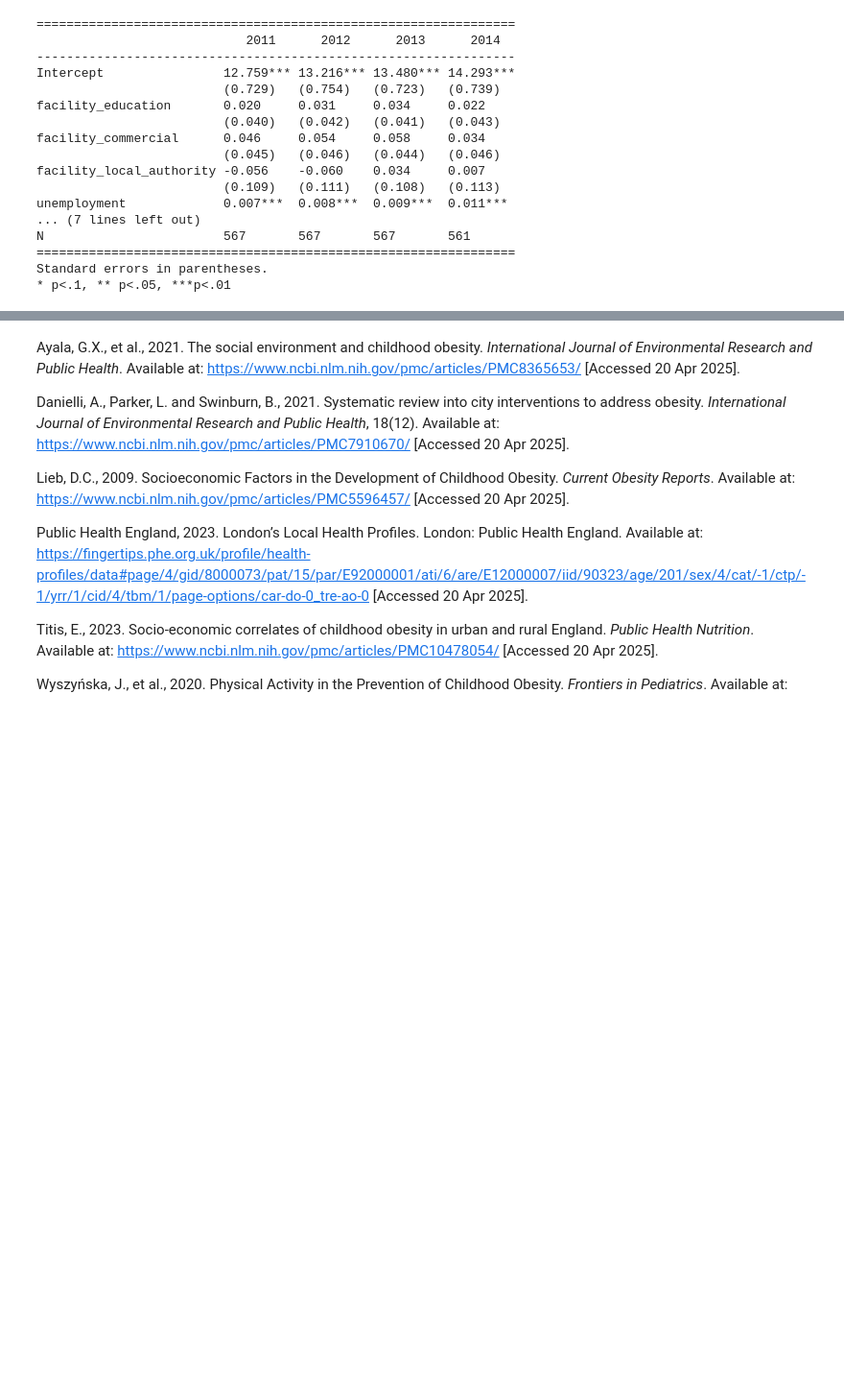
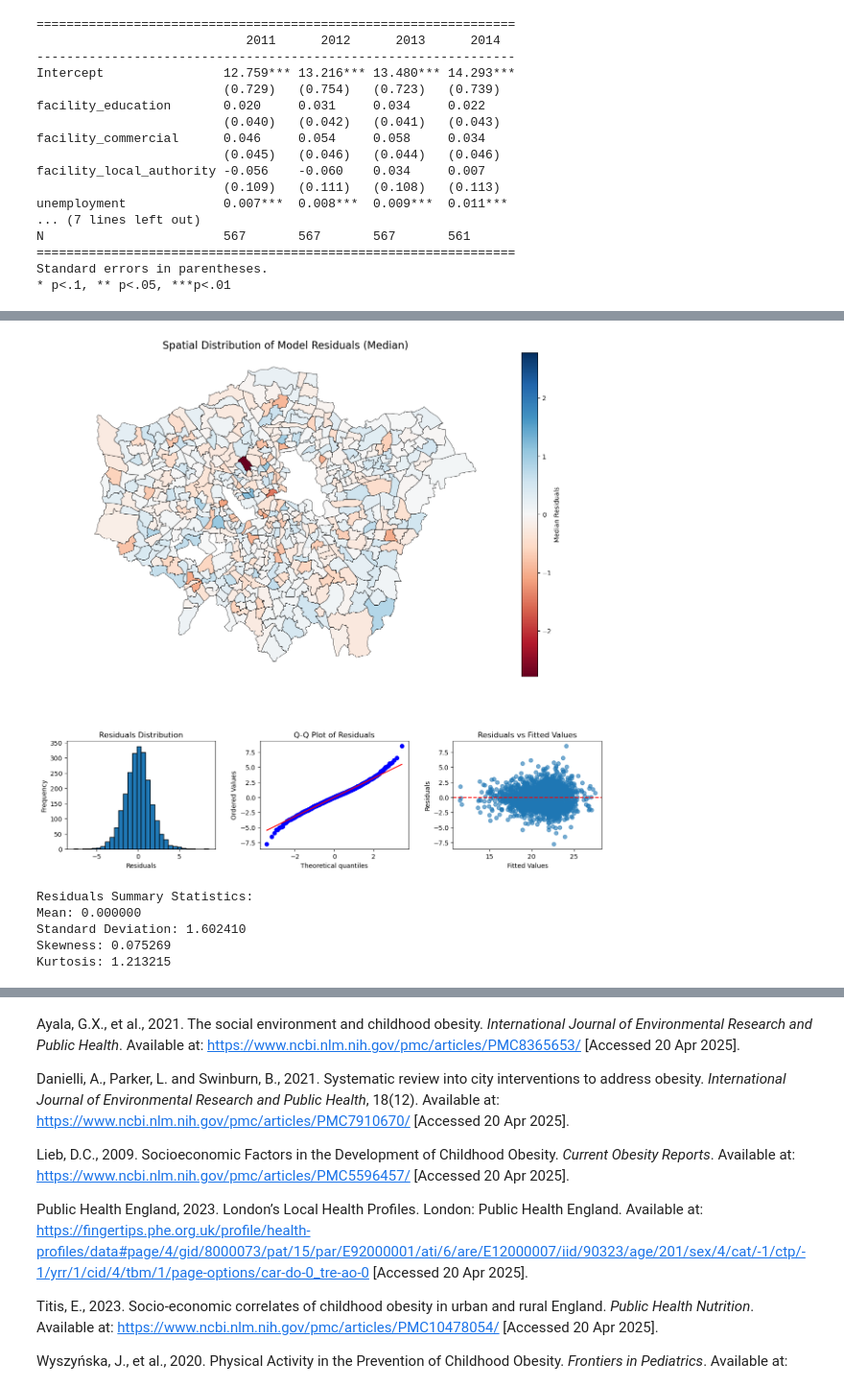
Before and after one commit to VeraLi0710/06DS-ML-Investigation, a Jupyter notebook: 24109799_submission_CASA0006.ipynb, the cells around one changed output, grey strips where cells are left out. Shown at 96% size. Cells and saved outputs as stored; diff of their text form; code cells hidden in the pictures; blank space fills up the shorter version.

```diff
--- a/24109799_submission_CASA0006.ipynb
+++ b/24109799_submission_CASA0006.ipynb
@@ -790,17 +797,14 @@ E05000402 2011                6.5           15.9
 # %%
 panel_df_reset = panel_df.reset_index()
-
-years = sorted(panel_df_reset['year'].unique())
 models = []
 model_names = []
 
-for year in years:
+for year in sorted(panel_df_reset['year'].unique()):
     sub = panel_df_reset[panel_df_reset['year'] == year]
     model = smf.ols("obesity_year6 ~ facility_education + facility_commercial + facility_local_authority + unemployment + greenspace_pct + ptal", data=sub).fit()
     models.append(model)
     model_names.append(str(year))
 
-# Summarize the output table
 table = summary_col(models, stars=True, model_names=model_names,
                     info_dict={"N": lambda x: f"{int(x.nobs)}"},
                     float_format="%.3f")
@@ -825,0 +1038,75 @@ Standard errors in parentheses.
+# %%
+# Calculate median residuals by ward for spatial plot
+residuals = result_fe.resids
+median_residuals = result.resids.groupby(level='ward_code').median()
+wards_resid_gdf = wards[['GSS_CODE', 'geometry']].rename(columns={'GSS_CODE': 'ward_code'}).merge(
+    pd.DataFrame({'ward_code': median_residuals.index, 'median_residual': median_residuals.values}),
+    on='ward_code')
+
+# Plot spatial map of median residuals
+wards_gem = wards[['GSS_CODE', 'geometry']]
+wards_gem = wards_gem.rename(columns={'GSS_CODE': 'ward_code'})
+
+vmax = max(abs(wards_resid_gdf['median_residual'].min()), wards_resid_gdf['median_residual'].max())
+# %%
+if vmax < 1e-6:
+    vmax = 1e-6  # Set lower bound threshold for visualization
+
+# Use GridSpec to control height ratios: map is taller, bottom row shorter
+fig = plt.figure(figsize=(15, 14))
+gs = GridSpec(2, 3, height_ratios=[3, 1], hspace=0.3, wspace=0.3)
+
+# Spatial residuals map (top, spans all columns)
+ax_map = fig.add_subplot(gs[0, :])
+wards_resid_gdf.plot(
+    column='median_residual',
+    cmap='RdBu',
+    linewidth=0.5,
+    edgecolor='k',
+    legend=True,
+    legend_kwds={'label': 'Median Residuals'},
+    vmin=-vmax,
+    vmax=vmax,
+    ax=ax_map
+)
+ax_map.set_title('Spatial Distribution of Model Residuals (Median)', fontsize=16)
+ax_map.axis('off')
+ax_map.set_aspect('equal')
+
+# Residual diagnostics plots - three smaller plots in bottom row
+ax_hist = fig.add_subplot(gs[1, 0])
+ax_qq = fig.add_subplot(gs[1, 1])
+ax_scatter = fig.add_subplot(gs[1, 2])
+
+# 1. Histogram of residuals
+ax_hist.hist(residuals, bins=30, edgecolor='black')
+ax_hist.set_title('Residuals Distribution')
+ax_hist.set_xlabel('Residuals')
+ax_hist.set_ylabel('Frequency')
+
+# 2. Q-Q plot of residuals
+stats.probplot(residuals, plot=ax_qq)
+ax_qq.set_title('Q-Q Plot of Residuals')
+
+# 3. Residuals vs fitted values scatter plot
+ax_scatter.scatter(result.fitted_values, residuals, alpha=0.6)
+ax_scatter.axhline(y=0, color='red', linestyle='--')
+ax_scatter.set_title('Residuals vs Fitted Values')
+ax_scatter.set_xlabel('Fitted Values')
+ax_scatter.set_ylabel('Residuals')
+
+plt.show()
+
+# Print summary statistics of residuals
+print("Residuals Summary Statistics:")
+print(f"Mean: {np.mean(residuals):.6f}")
+print(f"Standard Deviation: {np.std(residuals):.6f}")
+print(f"Skewness: {stats.skew(residuals):.6f}")
+print(f"Kurtosis: {stats.kurtosis(residuals):.6f}")
+# %% [output]
+[figure, added]
+Residuals Summary Statistics:
+Mean: 0.000000
+Standard Deviation: 1.602410
+Skewness: 0.075269
+Kurtosis: 1.213215
```
Also changed, not shown: parts of 46 cells of this notebook, 3 other files.
